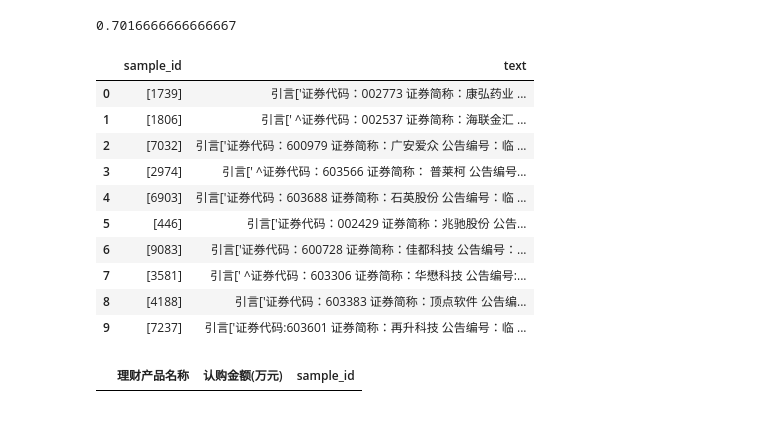
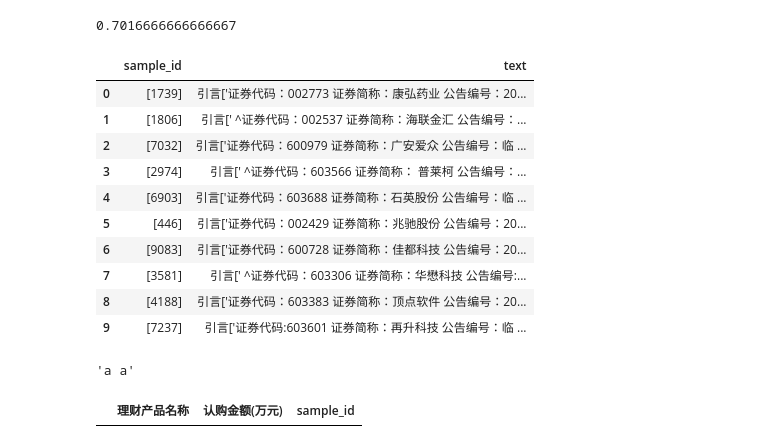
Before and after one commit to lsqlhl5862/baseline_qqcywdj, a Jupyter notebook: yzw/baseline-yzw.ipynb, the cells around one changed output. Cells and saved outputs as stored; diff of their text form; code cells hidden in the pictures.

```diff
--- a/yzw/baseline-yzw.ipynb
+++ b/yzw/baseline-yzw.ipynb
@@ -296,38 +296,46 @@ val_judge_title_result=get_judge_title_result(val_df.head(5000))
 #test_judge_title_result=get_judge_title_result(test_df)
 # judge_title_result.to_excel("训练集段落标题分类结果.xlsx",index=None)
 # %%
+###9月11日
 #val_judge_title_result.head(100)
 sample_id=val_judge_title_result['sample_id'].drop_duplicates()
 text_list=[]
 text_sampleid_list=[]
 content_df=pd.DataFrame()
-for i in tqdm(sample_id):
+for i in tqdm(sample_id.head(10)):
     text_df=val_judge_title_result[val_judge_title_result['sample_id']==i]
   #  text_df.iloc[0,5]
     #text_df
     n=len(text_df)
     text_sampleid_list.append([i])
     text=''
     for y in range(0,n):
         text=text+text_df.iloc[y,1]+text_df.iloc[y,5]
+        text=re.sub("[ ]+"," ",text)
     #text
     text_list.append(text)
 content_df['sample_id']=text_sampleid_list
 content_df['text']=text_list
 content_df.head(10)
     #print(i)
 # %% [output]
 |  | sample_id | text |
-| 0 | [1739] | 引言['证券代码：002773 证券简称：康弘药业 ... |
-| 1 | [1806] | 引言[' ^证券代码：002537 证券简称：海联金汇 ... |
+| 0 | [1739] | 引言['证券代码：002773 证券简称：康弘药业 公告编号：20... |
+| 1 | [1806] | 引言[' ^证券代码：002537 证券简称：海联金汇 公告编号：... |
 | 2 | [7032] | 引言['证券代码：600979 证券简称：广安爱众 公告编号：临 ... |
-| 3 | [2974] | 引言[' ^证券代码：603566 证券简称： 普莱柯 公告编号... |
+| 3 | [2974] | 引言[' ^证券代码：603566 证券简称： 普莱柯 公告编号：... |
 | 4 | [6903] | 引言['证券代码：603688 证券简称：石英股份 公告编号：临 ... |
-| 5 | [446] | 引言['证券代码：002429 证券简称：兆驰股份 公告... |
-| 6 | [9083] | 引言['证券代码：600728 证券简称：佳都科技 公告编号：... |
+| 5 | [446] | 引言['证券代码：002429 证券简称：兆驰股份 公告编号：20... |
+| 6 | [9083] | 引言['证券代码：600728 证券简称：佳都科技 公告编号：20... |
 | 7 | [3581] | 引言[' ^证券代码：603306 证券简称：华懋科技 公告编号:... |
-| 8 | [4188] | 引言['证券代码：603383 证券简称：顶点软件 公告编... |
+| 8 | [4188] | 引言['证券代码：603383 证券简称：顶点软件 公告编号：20... |
 | 9 | [7237] | 引言['证券代码:603601 证券简称：再升科技 公告编号：临 ... |
+# %%
+a="a    a"
+
+re.sub("[ ]+"," ",a)
+# %% [output]
+'a a'
 # %%
 import re
 
```
Also changed, not shown: parts of 1 cell of this notebook.
